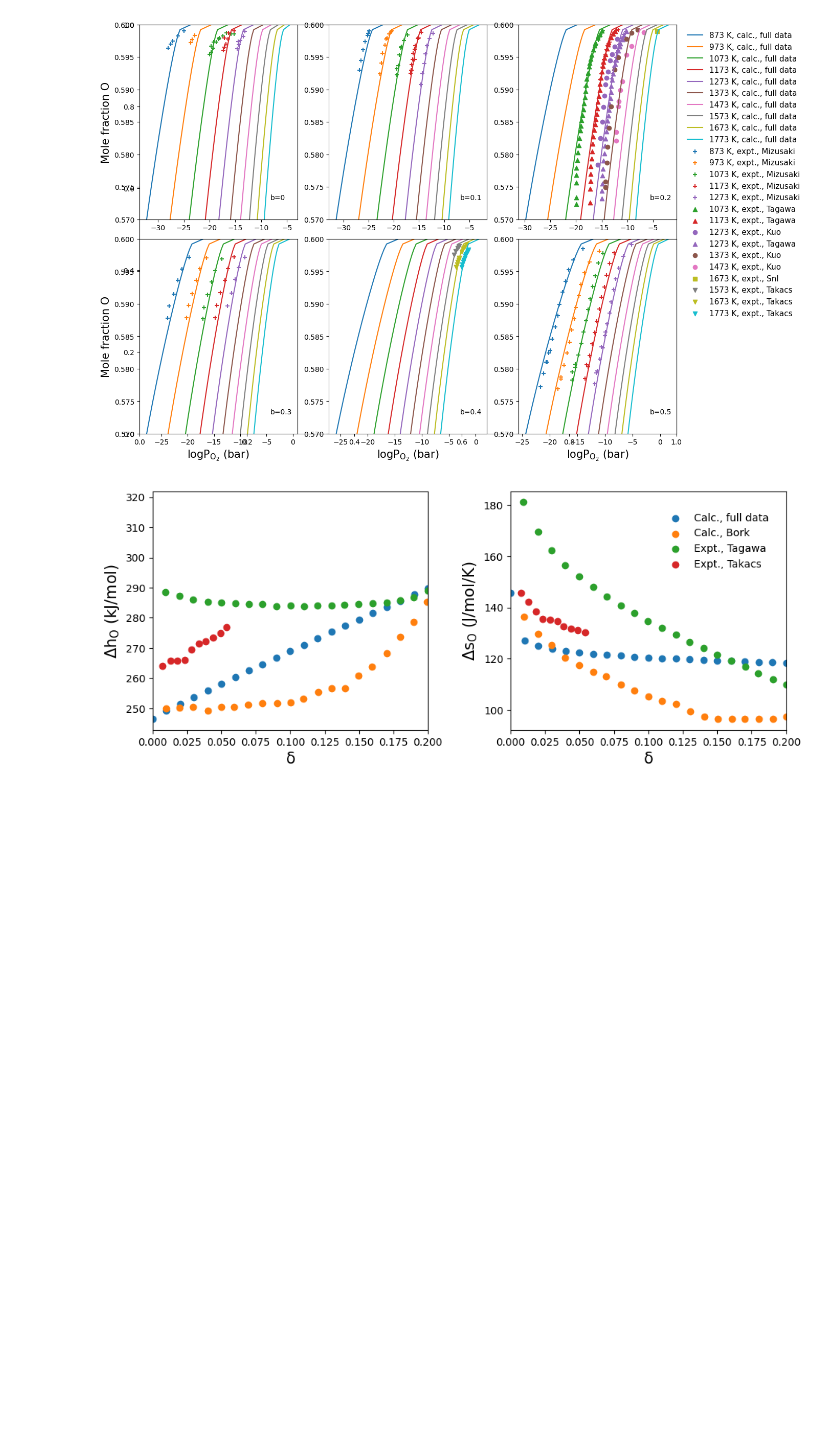
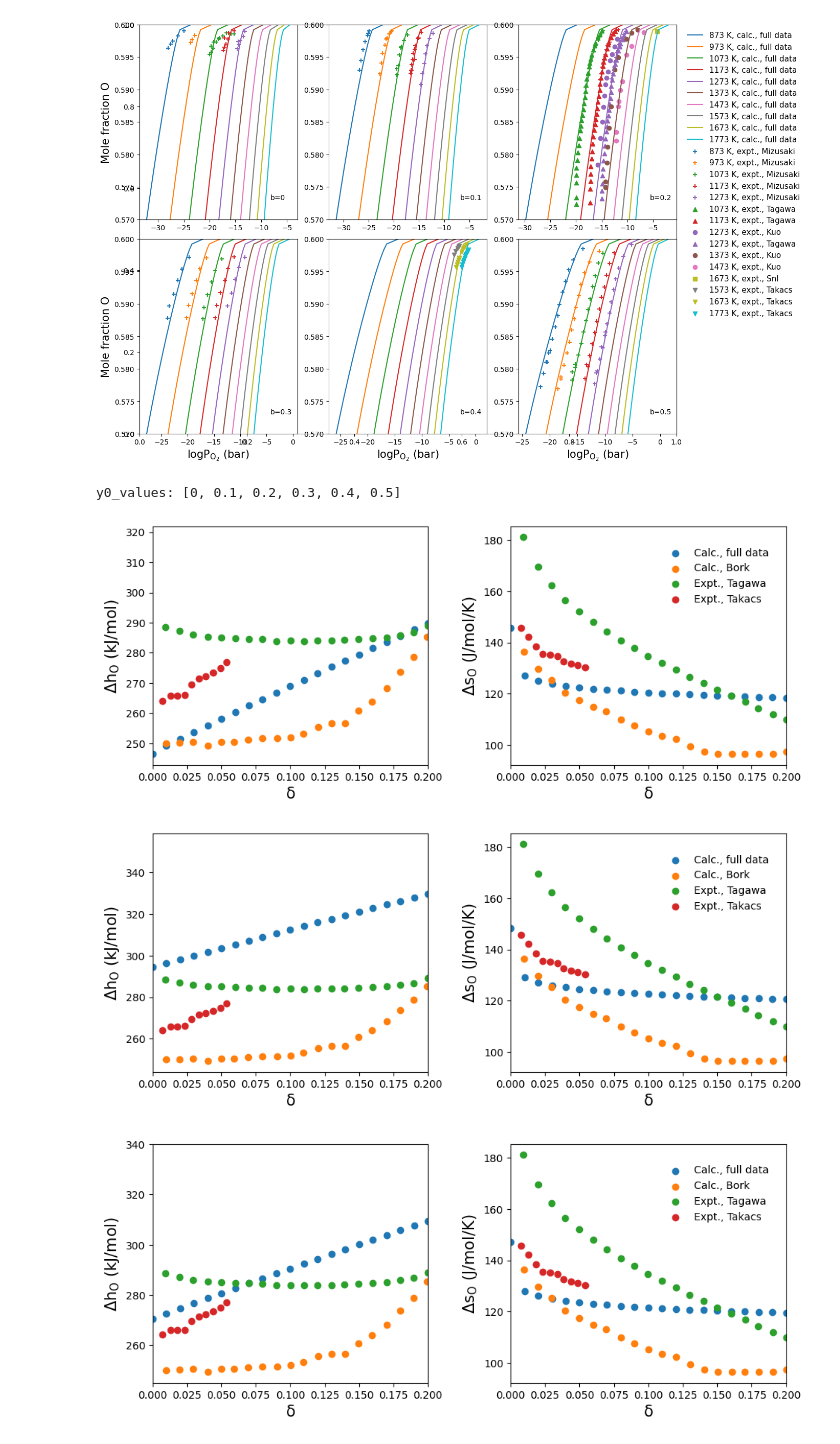
Before and after one commit to sandialabs/lasca, a Jupyter notebook: lsm_workflow.ipynb, the cells around one changed output. Drawn from its saved outputs; the diff is of its cells as text; code cells hidden in the pictures; blank space fills up the shorter version.

Commit message:
writing out reduction thermo values for other b values

```diff
--- a/lsm_workflow.ipynb
+++ b/lsm_workflow.ipynb
@@ -422,36 +422,101 @@ for m in range(len(y0_values)):
         ho[m].append(hoy)
         so[m].append(soy)
 
+print("y0_values:",y0_values)
 # Write reduction enthalpy and entropy to file for b=0.4
 reduction_thermo_data = np.column_stack((d[-2], ho[-2], so[-2]))
-
 # Write to a text file
-np.savetxt('reduction_thermo_data.txt', reduction_thermo_data, header='d, ho, so', delimiter=',', fmt='%.6g')
+np.savetxt('reduction_thermo_data_b=0.4.txt', reduction_thermo_data, header='d, ho, so', delimiter=',', fmt='%.6g')
 
 # plot reduction enthalpy and entropy for b=0.4
 fig = plt.figure(figsize=(2*5,4))
 ax = fig.add_subplot(1, 2, 1)
 ax.scatter(d[-2],ho[-2],label='Calc., full data')
 ho2,ho3,ho4=np.loadtxt('ho_Calc_Rupp'),np.loadtxt('ho_Expt_Tagawa'),np.loadtxt('ho_Expt_Takacs')
 ax.scatter(ho2[:,0],ho2[:,1],label='Calc., Bork')
 ax.scatter(ho3[:,0],ho3[:,1],label='Expt., Tagawa')
 ax.scatter(ho4[:,0],ho4[:,1],label='Expt., Takacs')
 plt.xlabel("$\mathregular{δ}$",fontsize=15)
 plt.ylabel("$\mathregular{Δh_O}$ (kJ/mol)",fontsize=15)
 plt.xlim([0,0.2])
 
 ax = fig.add_subplot(1, 2, 2)
 ax.scatter(d[-2],so[-2],label='Calc., full data')
 so2,so3,so4=np.loadtxt('so_Calc_Rupp'),np.loadtxt('so_Expt_Tagawa'),np.loadtxt('so_Expt_Takacs')
 ax.scatter(so2[:,0],so2[:,1],label='Calc., Bork')
 ax.scatter(so3[:,0],so3[:,1],label='Expt., Tagawa')
 ax.scatter(so4[:,0],so4[:,1],label='Expt., Takacs')
 plt.xlabel("$\mathregular{δ}$",fontsize=15)
 plt.ylabel("$\mathregular{Δs_O}$ (J/mol/K)",fontsize=15)
 plt.xlim([0,0.2])
 
 plt.legend(loc="upper right",bbox_to_anchor=(0.97, 0.95),frameon=False)
 plt.subplots_adjust(left=0.1, right=0.95, bottom=0.13, top=0.93, wspace=0.3, hspace=0.1)
-plt.savefig("reduction_h_s.pdf")
+plt.savefig("reduction_h_s_b=0.4.pdf")
+
+# Write reduction enthalpy and entropy to file for b=0.2
+reduction_thermo_data = np.column_stack((d[2], ho[2], so[2]))
+# Write to a text file
+np.savetxt('reduction_thermo_data_b=0.2.txt', reduction_thermo_data, header='d, ho, so', delimiter=',', fmt='%.6g')
+
+# plot reduction enthalpy and entropy for b=0.2
+fig = plt.figure(figsize=(2*5,4))
+ax = fig.add_subplot(1, 2, 1)
+ax.scatter(d[2],ho[2],label='Calc., full data')
+ho2,ho3,ho4=np.loadtxt('ho_Calc_Rupp'),np.loadtxt('ho_Expt_Tagawa'),np.loadtxt('ho_Expt_Takacs')
+ax.scatter(ho2[:,0],ho2[:,1],label='Calc., Bork')
+ax.scatter(ho3[:,0],ho3[:,1],label='Expt., Tagawa')
+ax.scatter(ho4[:,0],ho4[:,1],label='Expt., Takacs')
+plt.xlabel("$\mathregular{δ}$",fontsize=15)
+plt.ylabel("$\mathregular{Δh_O}$ (kJ/mol)",fontsize=15)
+plt.xlim([0,0.2])
+
+ax = fig.add_subplot(1, 2, 2)
+ax.scatter(d[2],so[2],label='Calc., full data')
+so2,so3,so4=np.loadtxt('so_Calc_Rupp'),np.loadtxt('so_Expt_Tagawa'),np.loadtxt('so_Expt_Takacs')
+ax.scatter(so2[:,0],so2[:,1],label='Calc., Bork')
+ax.scatter(so3[:,0],so3[:,1],label='Expt., Tagawa')
+ax.scatter(so4[:,0],so4[:,1],label='Expt., Takacs')
+plt.xlabel("$\mathregular{δ}$",fontsize=15)
+plt.ylabel("$\mathregular{Δs_O}$ (J/mol/K)",fontsize=15)
+plt.xlim([0,0.2])
+
+plt.legend(loc="upper right",bbox_to_anchor=(0.97, 0.95),frameon=False)
+plt.subplots_adjust(left=0.1, right=0.95, bottom=0.13, top=0.93, wspace=0.3, hspace=0.1)
+plt.savefig("reduction_h_s_b=0.2.pdf")
+
+# Write reduction enthalpy and entropy to file for b=0.3
+reduction_thermo_data = np.column_stack((d[3], ho[3], so[3]))
+# Write to a text file
+np.savetxt('reduction_thermo_data_b=0.3.txt', reduction_thermo_data, header='d, ho, so', delimiter=',', fmt='%.6g')
+
+# plot reduction enthalpy and entropy for b=0.3
+fig = plt.figure(figsize=(2*5,4))
+ax = fig.add_subplot(1, 2, 1)
+ax.scatter(d[3],ho[3],label='Calc., full data')
+ho2,ho3,ho4=np.loadtxt('ho_Calc_Rupp'),np.loadtxt('ho_Expt_Tagawa'),np.loadtxt('ho_Expt_Takacs')
+ax.scatter(ho2[:,0],ho2[:,1],label='Calc., Bork')
+ax.scatter(ho3[:,0],ho3[:,1],label='Expt., Tagawa')
+ax.scatter(ho4[:,0],ho4[:,1],label='Expt., Takacs')
+plt.xlabel("$\mathregular{δ}$",fontsize=15)
+plt.ylabel("$\mathregular{Δh_O}$ (kJ/mol)",fontsize=15)
+plt.xlim([0,0.2])
+
+ax = fig.add_subplot(1, 2, 2)
+ax.scatter(d[3],so[3],label='Calc., full data')
+so2,so3,so4=np.loadtxt('so_Calc_Rupp'),np.loadtxt('so_Expt_Tagawa'),np.loadtxt('so_Expt_Takacs')
+ax.scatter(so2[:,0],so2[:,1],label='Calc., Bork')
+ax.scatter(so3[:,0],so3[:,1],label='Expt., Tagawa')
+ax.scatter(so4[:,0],so4[:,1],label='Expt., Takacs')
+plt.xlabel("$\mathregular{δ}$",fontsize=15)
+plt.ylabel("$\mathregular{Δs_O}$ (J/mol/K)",fontsize=15)
+plt.xlim([0,0.2])
+
+plt.legend(loc="upper right",bbox_to_anchor=(0.97, 0.95),frameon=False)
+plt.subplots_adjust(left=0.1, right=0.95, bottom=0.13, top=0.93, wspace=0.3, hspace=0.1)
+plt.savefig("reduction_h_s_b=0.3.pdf")
 # %% [output]
+y0_values: [0, 0.1, 0.2, 0.3, 0.4, 0.5]
 [figure]
+[figure, added]
+[figure, added]
```
Also changed, not shown: 8 other files.
